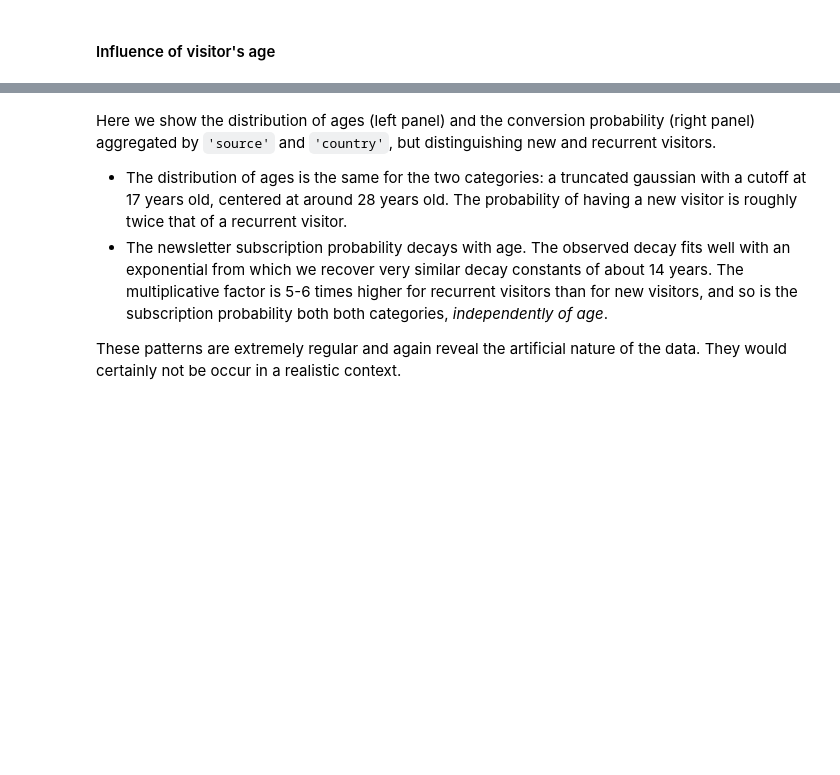
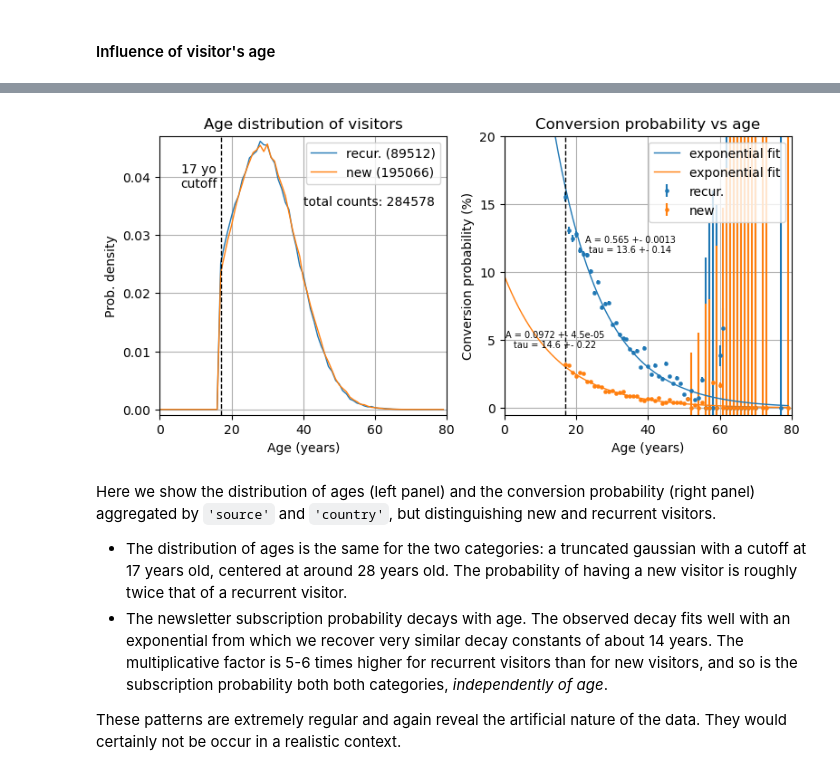
Before and after one commit to netesf13d/jedha-projects, a Jupyter notebook: 03-Machine_Learning/Conversion_rate_challenge/Conversion_rate_challenge.ipynb, the cells around one changed output, grey strips where cells are left out. Cells and saved outputs as stored; diff of their text form; code cells hidden in the pictures; blank space fills up the shorter version.

```diff
--- a/03-Machine_Learning/Conversion_rate_challenge/Conversion_rate_challenge.ipynb
+++ b/03-Machine_Learning/Conversion_rate_challenge/Conversion_rate_challenge.ipynb
@@ -281,3 +286,50 @@ plt.show()
+# %%
+def decay_exp(x: np.ndarray,
+              A: float,
+              tau: float) -> np.ndarray:
+    """
+    Exponential decay: f(x) = A * exp(- x / tau)
+    """
+    return A * np.exp(- x / tau)
+
+
+idx = ~np.isnan(age_pconv)
+popt, pcov = [], []
+for k, i in enumerate(idx):
+    popt_, pcov_ = curve_fit(decay_exp, ages[i], age_pconv[k, i], p0=(0.1, 10),
+                             sigma=age_std_pconv[k, i])
+    popt.append(popt_)
+    pcov.append(pcov_)
+# %%
+fig2, axs2 = prob_distrib_plot(
+    ages, age_counts, age_pconv, age_std_pconv,
+    group_labels=['recur.', 'new'])
+fig2.suptitle("Figure 2: Influence of 'age'", x=0.02, ha='left')
+
+axs2[0].text(40, 0.035, f'total counts: {int(np.sum(age_counts))}')
+axs2[0].axvline(17, color='k', linewidth=1, linestyle='--')
+axs2[0].text(11, 0.04, '17 yo\ncutoff', ha='center', va='center')
+axs2[0].set_title("Age distribution of visitors")
+axs2[0].set_xlabel('Age (years)')
+axs2[0].legend(loc=1)
+
+for k, popt_ in enumerate(popt):
+    axs2[1].plot(ages, decay_exp(ages, *popt_),
+                 linewidth=1, color=f'C{k}', label='exponential fit')
+popt_txt = [f'A = {popt_[0]:.3} +- {pcov_[0, 0]:.2}\ntau = {popt_[1]:.3} +- {pcov_[1, 1]:.2}'
+            for popt_, pcov_ in zip(popt, pcov)]
+axs2[1].text(35, 0.12, popt_txt[0], ha='center', va='center', fontsize=7)
+axs2[1].text(14, 0.05, popt_txt[1], ha='center', va='center', fontsize=7)
+axs2[1].axvline(17, color='k', linewidth=1, linestyle='--')
+axs2[1].set_yticks([0, 0.05, 0.1, 0.15, 0.2], [0, 5, 10, 15, 20])
+axs2[1].set_ylabel('Conversion probability (%)')
+axs2[1].set_title("Conversion probability vs age")
+axs2[1].set_xlabel('Age (years)')
+axs2[1].legend()
+
+plt.show()
+# %% [output]
+[figure, added]
 # %% [markdown]
 Here we show the distribution of ages (left panel) and the conversion probability (right panel)
 aggregated by `'source'` and `'country'`, but distinguishing new and recurrent visitors.
```
Also changed, not shown: parts of 50 cells of this notebook, 2 other files.
